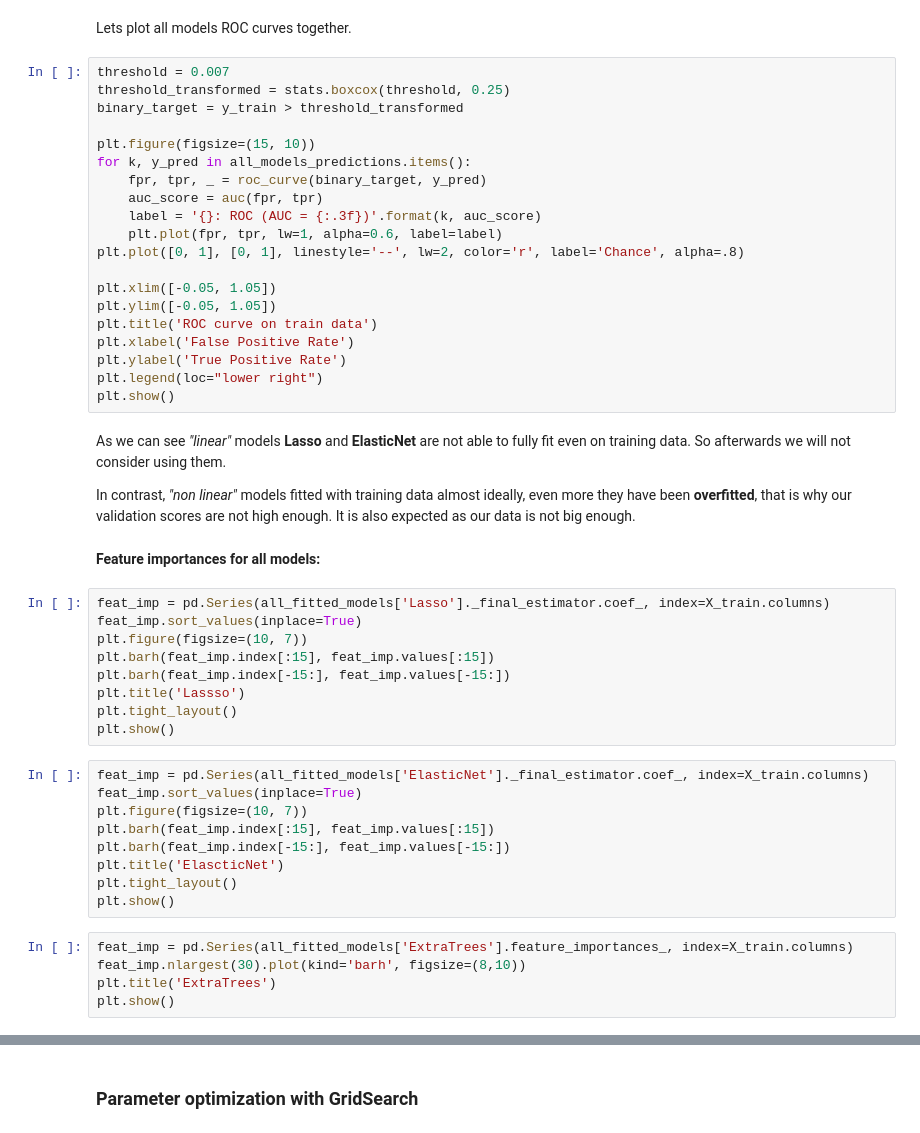
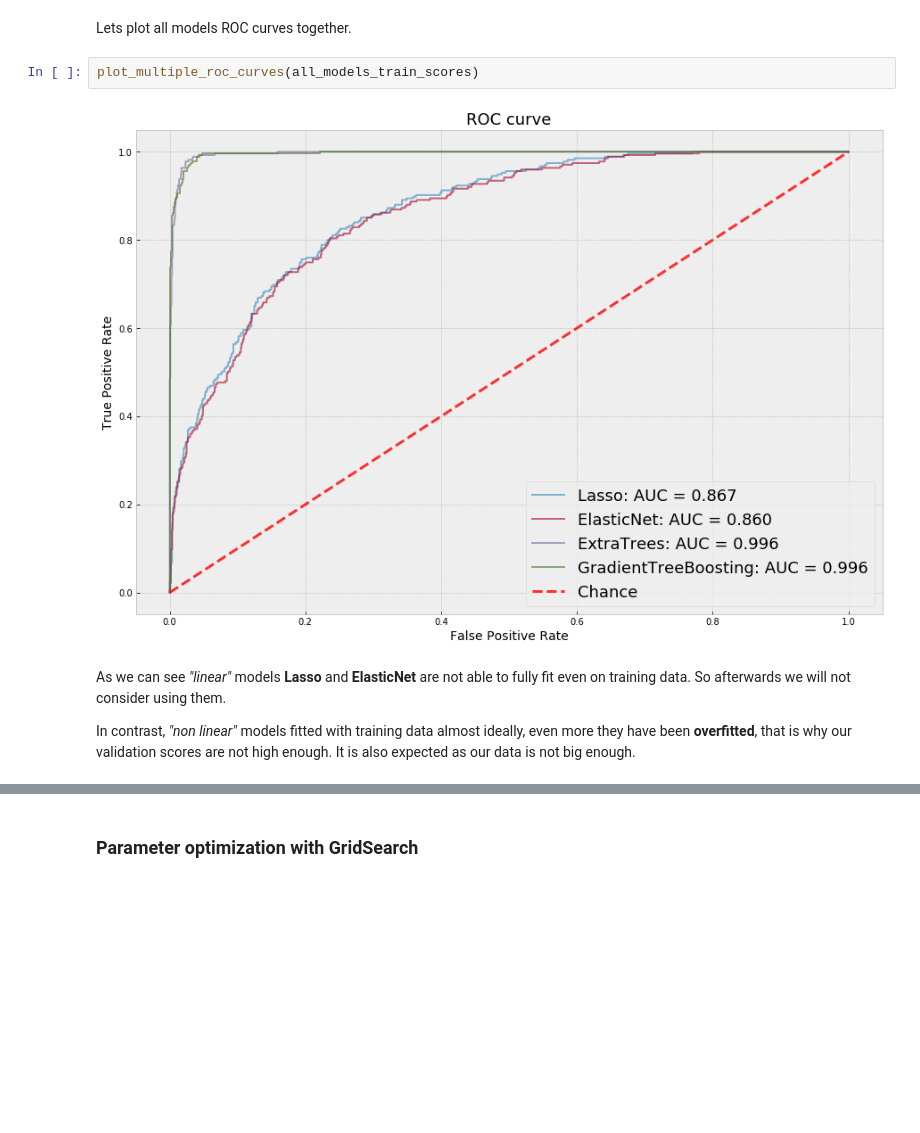
Before and after one commit to razmikmelikbekyan/market_share_prediction, a Jupyter notebook: MODELING.ipynb, the cells around one changed output, grey strips where cells are left out. Drawn from its saved outputs; the diff is of its cells as text; blank space fills up the shorter version.

```diff
--- a/MODELING.ipynb
+++ b/MODELING.ipynb
@@ -485,51 +553,10 @@ for name, model in all_models.items():
 # %% [markdown]
 Lets plot all models ROC curves together.
-# %%
-threshold = 0.007
-threshold_transformed = stats.boxcox(threshold, 0.25)
-binary_target = y_train > threshold_transformed
-
-plt.figure(figsize=(15, 10))
-for k, y_pred in all_models_predictions.items():
-    fpr, tpr, _ = roc_curve(binary_target, y_pred)
-    auc_score = auc(fpr, tpr)
-    label = '{}: ROC (AUC = {:.3f})'.format(k, auc_score)
-    plt.plot(fpr, tpr, lw=1, alpha=0.6, label=label)
-plt.plot([0, 1], [0, 1], linestyle='--', lw=2, color='r', label='Chance', alpha=.8)
-
-plt.xlim([-0.05, 1.05])
-plt.ylim([-0.05, 1.05])
-plt.title('ROC curve on train data')
-plt.xlabel('False Positive Rate')
-plt.ylabel('True Positive Rate')
-plt.legend(loc="lower right")
-plt.show()
+# %%
+plot_multiple_roc_curves(all_models_train_scores)
+# %% [output]
+[figure, added]
 # %% [markdown]
 As we can see *"linear"* models **Lasso** and **ElasticNet** are not able to fully fit even on training data. So afterwards we will not consider using them.
 
 In contrast,  *"non linear"* models fitted with training data almost ideally, even more they have been **overfitted**, that is why our validation scores are not high enough. It is also expected as our data is not big enough.
-# %% [markdown]
-**Feature importances for all models:**
-# %%
-feat_imp = pd.Series(all_fitted_models['Lasso']._final_estimator.coef_, index=X_train.columns)
-feat_imp.sort_values(inplace=True)
-plt.figure(figsize=(10, 7))
-plt.barh(feat_imp.index[:15], feat_imp.values[:15])
-plt.barh(feat_imp.index[-15:], feat_imp.values[-15:])
-plt.title('Lassso')
-plt.tight_layout()
-plt.show()
-# %%
-feat_imp = pd.Series(all_fitted_models['ElasticNet']._final_estimator.coef_, index=X_train.columns)
-feat_imp.sort_values(inplace=True)
-plt.figure(figsize=(10, 7))
-plt.barh(feat_imp.index[:15], feat_imp.values[:15])
-plt.barh(feat_imp.index[-15:], feat_imp.values[-15:])
-plt.title('ElascticNet')
-plt.tight_layout()
-plt.show()
-# %%
-feat_imp = pd.Series(all_fitted_models['ExtraTrees'].feature_importances_, index=X_train.columns)
-feat_imp.nlargest(30).plot(kind='barh', figsize=(8,10))
-plt.title('ExtraTrees')
-plt.show()
```
Also changed, not shown: parts of 65 cells of this notebook, 3 other files.
